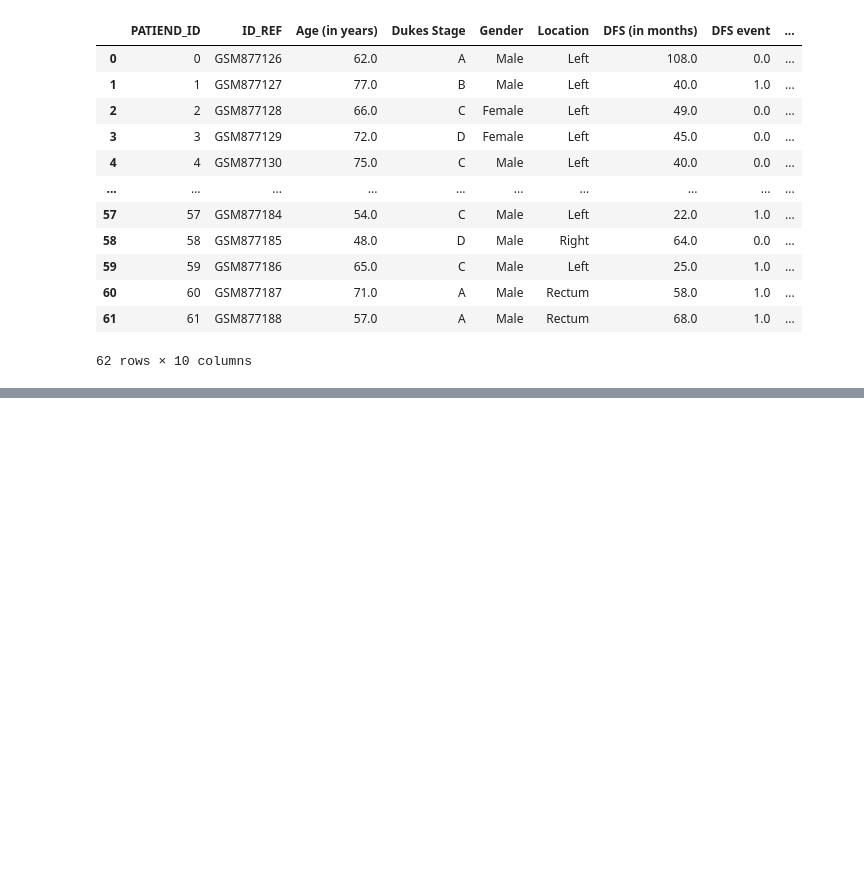
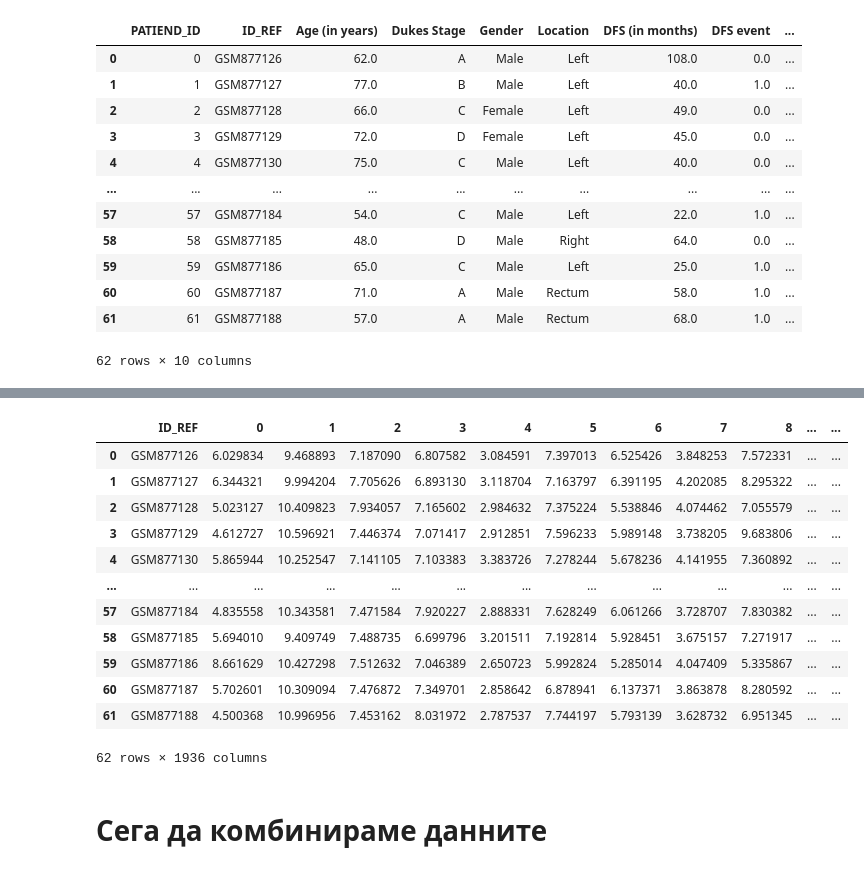
Before and after one commit to BorislavKrumov/colorectal-cancer, a Jupyter notebook: Colorectal cancer data prep.ipynb, the cells around one changed output, grey strips where cells are left out. Saved outputs shown, nothing was run; the diff lists cells and outputs as text; code cells hidden in the pictures; blank space fills up the shorter version.

```diff
--- a/Colorectal cancer data prep.ipynb
+++ b/Colorectal cancer data prep.ipynb
@@ -41,0 +175,30 @@ df_patients.dropna(how='any',axis=0)
+# %%
+
+
+# add ID_REF (as first column) by copying index
+df_genes.insert(loc=0, column='ID_REF', value=df_genes.index)
+
+# and reset index
+df_genes = df_genes.reset_index(drop=True)
+
+# convert to numerical
+features_genes_num = df_genes.columns.tolist()[1:]
+df_genes[features_genes_num] = df_genes[features_genes_num].astype(float)
+# %%
+df_genes
+# %% [output]
+|  | ID_REF | 0 | 1 | 2 | 3 | 4 | 5 | 6 | 7 | 8 | ... | ... |
+| 0 | GSM877126 | 6.029834 | 9.468893 | 7.187090 | 6.807582 | 3.084591 | 7.397013 | 6.525426 | 3.848253 | 7.572331 | ... | ... |
+| 1 | GSM877127 | 6.344321 | 9.994204 | 7.705626 | 6.893130 | 3.118704 | 7.163797 | 6.391195 | 4.202085 | 8.295322 | ... | ... |
+| 2 | GSM877128 | 5.023127 | 10.409823 | 7.934057 | 7.165602 | 2.984632 | 7.375224 | 5.538846 | 4.074462 | 7.055579 | ... | ... |
+| 3 | GSM877129 | 4.612727 | 10.596921 | 7.446374 | 7.071417 | 2.912851 | 7.596233 | 5.989148 | 3.738205 | 9.683806 | ... | ... |
+| 4 | GSM877130 | 5.865944 | 10.252547 | 7.141105 | 7.103383 | 3.383726 | 7.278244 | 5.678236 | 4.141955 | 7.360892 | ... | ... |
+| ... | ... | ... | ... | ... | ... | ... | ... | ... | ... | ... | ... | ... |
+| 57 | GSM877184 | 4.835558 | 10.343581 | 7.471584 | 7.920227 | 2.888331 | 7.628249 | 6.061266 | 3.728707 | 7.830382 | ... | ... |
+| 58 | GSM877185 | 5.694010 | 9.409749 | 7.488735 | 6.699796 | 3.201511 | 7.192814 | 5.928451 | 3.675157 | 7.271917 | ... | ... |
+| 59 | GSM877186 | 8.661629 | 10.427298 | 7.512632 | 7.046389 | 2.650723 | 5.992824 | 5.285014 | 4.047409 | 5.335867 | ... | ... |
+| 60 | GSM877187 | 5.702601 | 10.309094 | 7.476872 | 7.349701 | 2.858642 | 6.878941 | 6.137371 | 3.863878 | 8.280592 | ... | ... |
+| 61 | GSM877188 | 4.500368 | 10.996956 | 7.453162 | 8.031972 | 2.787537 | 7.744197 | 5.793139 | 3.628732 | 6.951345 | ... | ... |
+62 rows × 1936 columns
+# %% [markdown]
+# Сега да комбинираме данните
```
Also changed, not shown: parts of 21 cells of this notebook, 2 other files.
